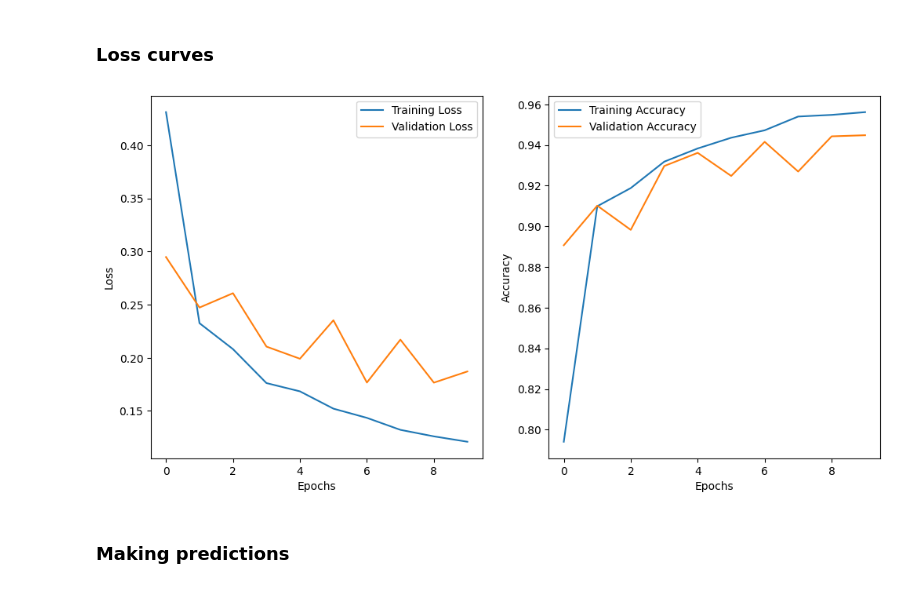
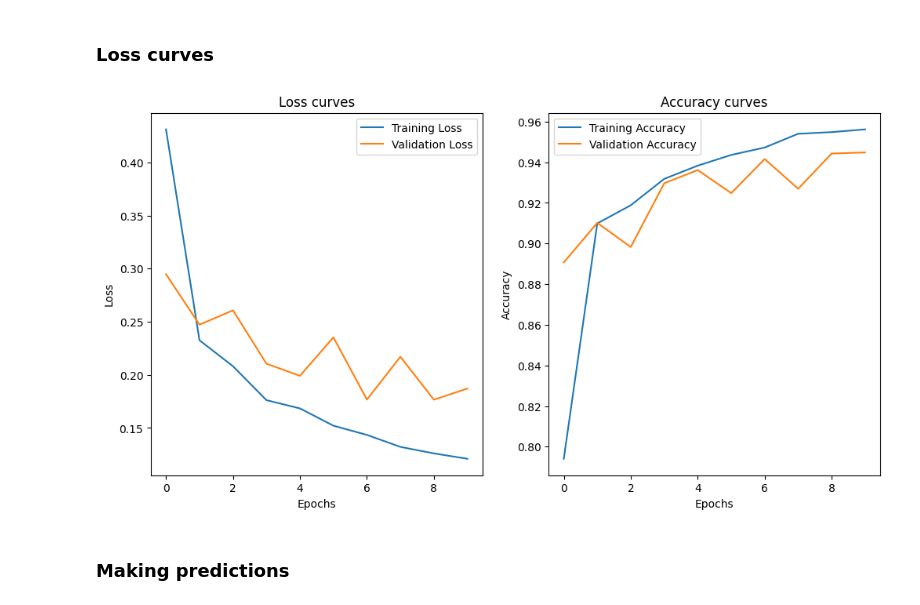
Before and after one commit to eliaszpiotr/PneumoniaDetection, a Jupyter notebook: pneumonia_detection.ipynb, the cells around one changed output. Saved outputs shown, nothing was run; the diff lists cells and outputs as text; code cells hidden in the pictures.

Commit message:
loss/accuracy curves titles

```diff
--- a/pneumonia_detection.ipynb
+++ b/pneumonia_detection.ipynb
@@ -453,25 +453,27 @@ Test Accuracy: 78.6859%
 # %%
 plt.figure(figsize=(12, 6))
 
 # Plot training and validation loss
 plt.subplot(1, 2, 1)
 plt.plot(train_losses, label='Training Loss')
 plt.plot(val_losses, label='Validation Loss')
 plt.xlabel('Epochs')
 plt.ylabel('Loss')
+plt.title('Loss curves')
 plt.legend()
 
 # Plot training and validation accuracy
 plt.subplot(1, 2, 2)
 plt.plot(train_accuracies, label='Training Accuracy')
 plt.plot(val_accuracies, label='Validation Accuracy')
 plt.xlabel('Epochs')
 plt.ylabel('Accuracy')
+plt.title('Accuracy curves')
 plt.legend()
 
 plt.show()
 # %% [output]
-[figure, old version]
+[figure, new version]
 # %% [markdown]
 ### Making predictions
 # %%
```
